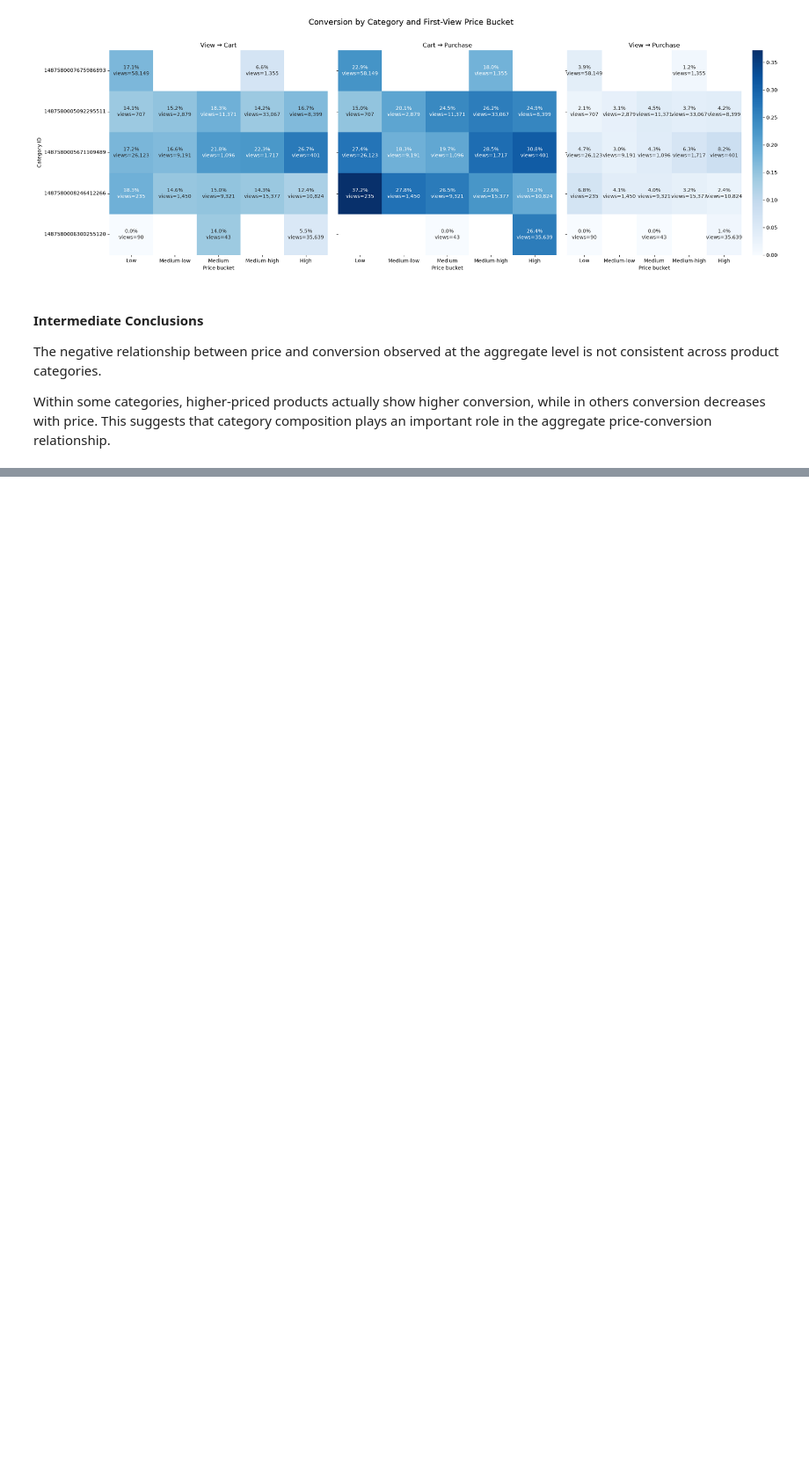
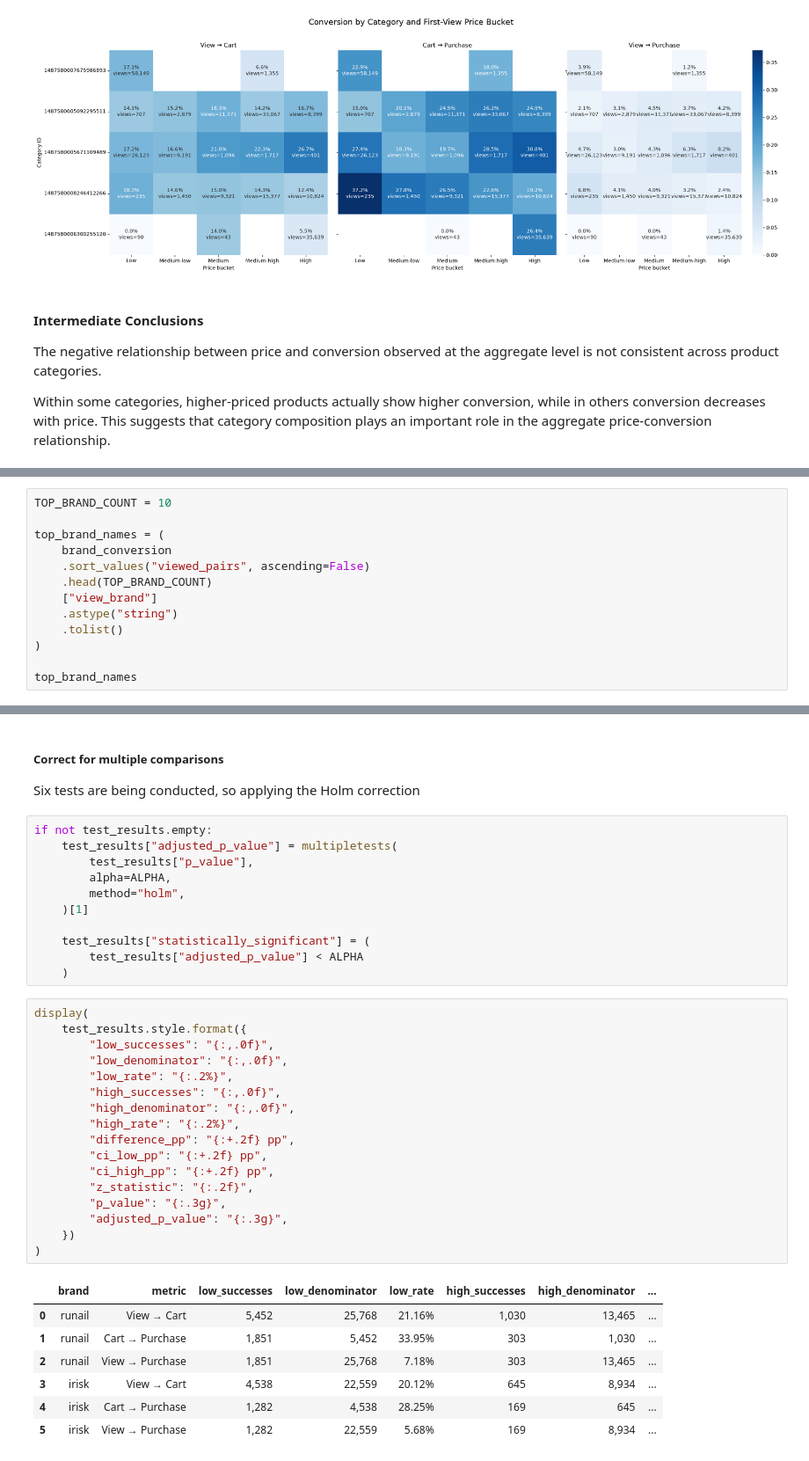
Before and after one commit to moriyuko/ecommerce-product-analysis, a Jupyter notebook: notebook.ipynb, the cells around one changed output, grey strips where cells are left out. Shown at 88% size. Drawn from its saved outputs; the diff is of its cells as text; blank space fills up the shorter version.

Commit message:
brand x price conversion analysis

```diff
--- a/notebook.ipynb
+++ b/notebook.ipynb
@@ -2084,0 +2089,13 @@ Within some categories, higher-priced products actually show higher conversion,
+# %%
+TOP_BRAND_COUNT = 10
+
+top_brand_names = (
+    brand_conversion
+    .sort_values("viewed_pairs", ascending=False)
+    .head(TOP_BRAND_COUNT)
+    ["view_brand"]
+    .astype("string")
+    .tolist()
+)
+
+top_brand_names
@@ -2084,0 +2427,39 @@ Within some categories, higher-priced products actually show higher conversion,
+# %% [markdown]
+##### Correct for multiple comparisons
+Six tests are being conducted, so applying the Holm correction
+# %%
+if not test_results.empty:
+    test_results["adjusted_p_value"] = multipletests(
+        test_results["p_value"],
+        alpha=ALPHA,
+        method="holm",
+    )[1]
+
+    test_results["statistically_significant"] = (
+        test_results["adjusted_p_value"] < ALPHA
+    )
+# %%
+display(
+    test_results.style.format({
+        "low_successes": "{:,.0f}",
+        "low_denominator": "{:,.0f}",
+        "low_rate": "{:.2%}",
+        "high_successes": "{:,.0f}",
+        "high_denominator": "{:,.0f}",
+        "high_rate": "{:.2%}",
+        "difference_pp": "{:+.2f} pp",
+        "ci_low_pp": "{:+.2f} pp",
+        "ci_high_pp": "{:+.2f} pp",
+        "z_statistic": "{:.2f}",
+        "p_value": "{:.3g}",
+        "adjusted_p_value": "{:.3g}",
+    })
+)
+# %% [output]
+|  | brand | metric | low_successes | low_denominator | low_rate | high_successes | high_denominator | ... |
+| 0 | runail | View → Cart | 5,452 | 25,768 | 21.16% | 1,030 | 13,465 | ... |
+| 1 | runail | Cart → Purchase | 1,851 | 5,452 | 33.95% | 303 | 1,030 | ... |
+| 2 | runail | View → Purchase | 1,851 | 25,768 | 7.18% | 303 | 13,465 | ... |
+| 3 | irisk | View → Cart | 4,538 | 22,559 | 20.12% | 645 | 8,934 | ... |
+| 4 | irisk | Cart → Purchase | 1,282 | 4,538 | 28.25% | 169 | 645 | ... |
+| 5 | irisk | View → Purchase | 1,282 | 22,559 | 5.68% | 169 | 8,934 | ... |
```
Also changed, not shown: parts of 12 cells of this notebook.
